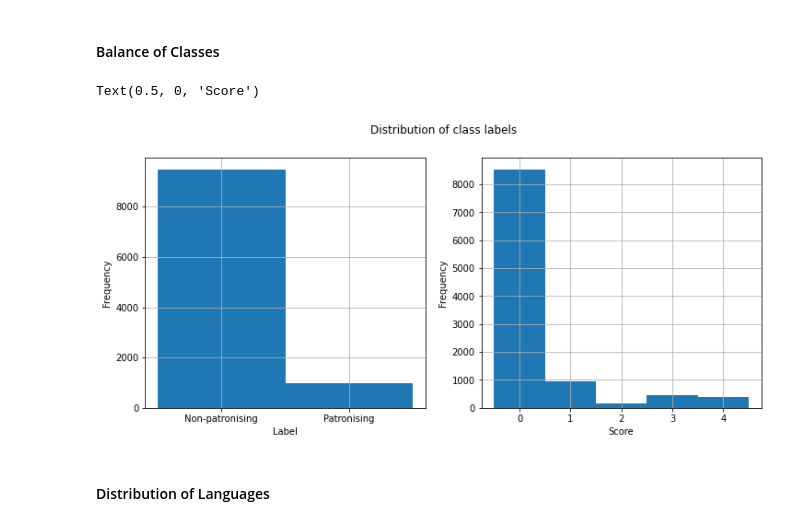
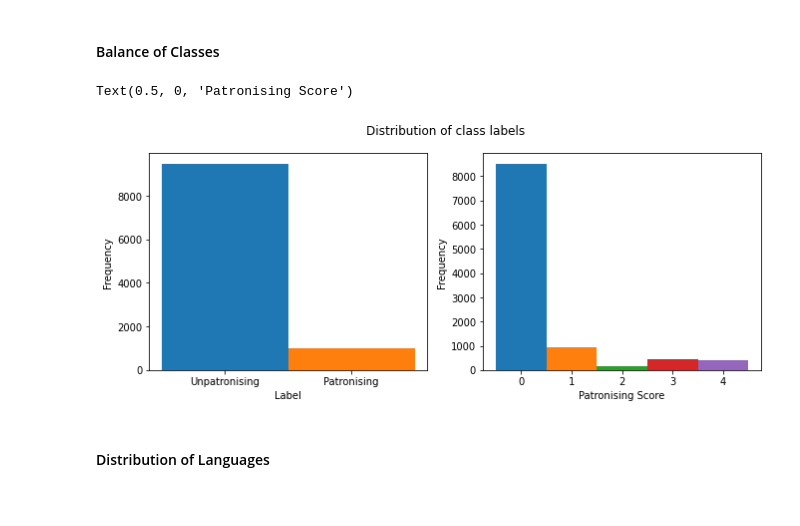
Before and after one commit to Loumstar/Improving-RoBERTa, a Jupyter notebook: data_analysis.ipynb, the cells around one changed output. Cells and saved outputs as stored; diff of their text form; code cells hidden in the pictures.

Commit message:
Added figures and fixed issues with data/results analysis

```diff
--- a/data_analysis.ipynb
+++ b/data_analysis.ipynb
@@ -64,24 +85,41 @@ print(patr_df.shape, unpatr_df.shape)
 ### General Info
 # %% [markdown]
 #### Balance of Classes
+# %%
+def get_binary_label_distribution(df, axis):
+    _, _, [patch0, patch1] = axis.hist(df.label.map(int),
+                                       bins=[-0.5, 0.5, 1.5])
+
+    patch0.set_facecolor("tab:blue")
+    patch1.set_facecolor("tab:orange")
+
+    axis.set_xticks([0, 1], labels=["Unpatronising", "Patronising"])
+
+def get_multi_label_distribution(df, axis):
+    _, _, patches = axis.hist(df.orig_label.map(int),
+                    bins=[-0.5, 0.5, 1.5, 2.5, 3.5, 4.5])
+
+    colours = ["tab:blue", "tab:orange", "tab:green", "tab:red", "tab:purple"]
+
+    for patch, colour in zip(patches, colours):
+        patch.set_facecolor(colour)
 # %%
-figure, (binary_ax, multi_ax) = plot.subplots(1, 2)
+figure, (binary_ax, multi_ax) = plt.subplots(1, 2)
 
 figure.suptitle("Distribution of class labels")
-figure.set_size_inches((12, 5))
+figure.set_size_inches((11, 4))
 
-df["score"].map(lambda x: "Patronising" if x > 0 else "Unpatronising") \
-    .hist(ax=binary_ax, bins=[-0.5, 0.5, 1.5])
+get_binary_label_distribution(df, binary_ax)
 
 binary_ax.set_ylabel("Frequency")
 binary_ax.set_xlabel("Label")
 
-df["score"].hist(ax=multi_ax, bins=[-0.5, 0.5, 1.5, 2.5, 3.5, 4.5])
+get_multi_label_distribution(df, multi_ax)
 
 multi_ax.set_ylabel("Frequency")
-multi_ax.set_xlabel("Score")
+multi_ax.set_xlabel("Patronising Score")
 # %% [output]
-Text(0.5, 0, 'Score')
+Text(0.5, 0, 'Patronising Score')
-[figure, old version]
+[figure, new version]
 # %% [markdown]
 #### Distribution of Languages
```
Also changed, not shown: parts of 16 cells of this notebook, 13 other files.
